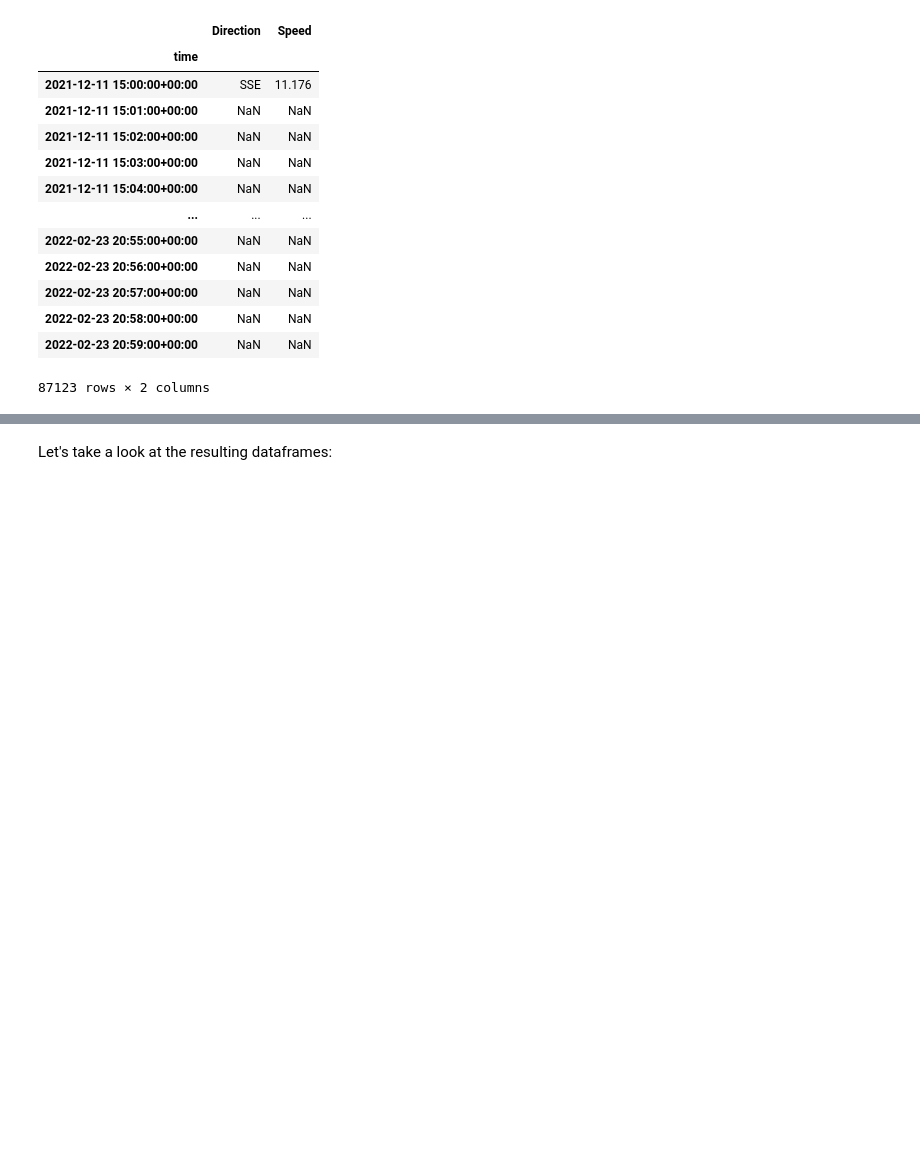
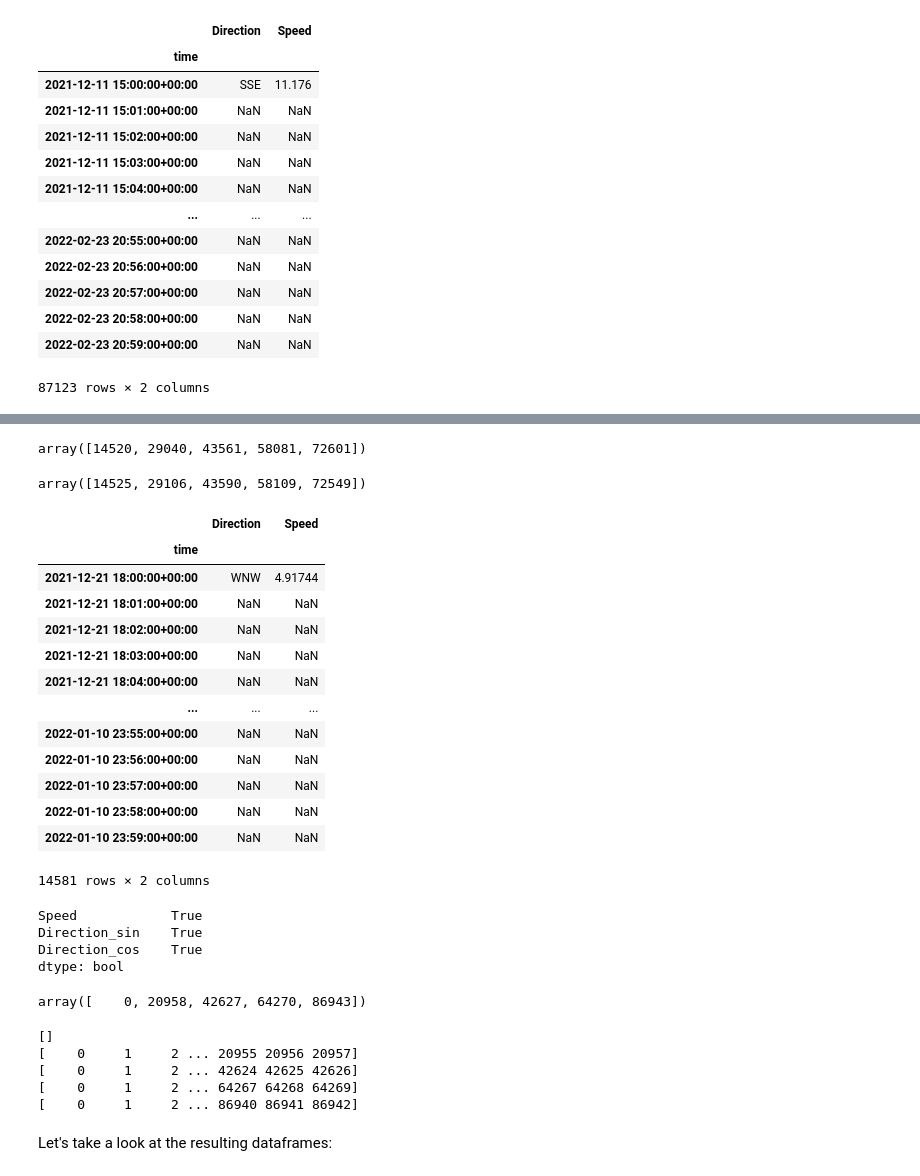
Before and after one commit to maribelpreite/orkney-wind-energy-forecasting, a Jupyter notebook: exploration.ipynb, the cells around one changed output, grey strips where cells are left out. Saved outputs shown, nothing was run; the diff lists cells and outputs as text; code cells hidden in the pictures; blank space fills up the shorter version.

```diff
--- a/exploration.ipynb
+++ b/exploration.ipynb
@@ -140,0 +131,4 @@ len(data.iloc[:base_idx])
+# %%
+valid_mask = X_train[["Direction", "Speed"]].notna().all(axis=1)
+valid_idx = np.flatnonzero(valid_mask)
+valid_idx
@@ -141,3 +153,79 @@ len(data.iloc[:base_idx])
+# %%
+n_rows = len(X_train)
+ideal_starts = np.linspace(0, n_rows - 1, 5 + 2, dtype=int)[1:-1]
+ideal_starts
+# %% [output]
+array([14520, 29040, 43561, 58081, 72601])
+# %%
+np.abs(valid_idx[:, None] - ideal_starts[None, :])
+dist = np.abs(valid_idx[:, None] - ideal_starts[None, :])
+best_pos = dist.argmin(axis=0)
+fold_starts = valid_idx[best_pos]
+fold_starts
+# %% [output]
+array([14525, 29106, 43590, 58109, 72549])
+# %%
+splits = []
+for i, start in enumerate(fold_starts):
+    train_idx = np.arange(start)
+
+    if i < len(fold_starts) - 1:
+        end = fold_starts[i + 1]
+    else:
+        end = n_rows
+
+    val_idx = np.arange(start, end)
+    splits.append((train_idx, val_idx))
+
+training_fold_1 = X_train.iloc[splits[0][0]]
+validation_fold_1 = X_train.iloc[splits[0][1]]
+# %%
+validation_fold_1
+# %% [output]
+|  | Direction | Speed |
+| time |  |  |
+| 2021-12-21 18:00:00+00:00 | WNW | 4.91744 |
+| 2021-12-21 18:01:00+00:00 | NaN | NaN |
+| 2021-12-21 18:02:00+00:00 | NaN | NaN |
+| 2021-12-21 18:03:00+00:00 | NaN | NaN |
+| 2021-12-21 18:04:00+00:00 | NaN | NaN |
+| ... | ... | ... |
+| 2022-01-10 23:55:00+00:00 | NaN | NaN |
+| 2022-01-10 23:56:00+00:00 | NaN | NaN |
+| 2022-01-10 23:57:00+00:00 | NaN | NaN |
+| 2022-01-10 23:58:00+00:00 | NaN | NaN |
+| 2022-01-10 23:59:00+00:00 | NaN | NaN |
+14581 rows × 2 columns
+# %%
+import src.custom_transformers as ct
+
+pipeline = Pipeline([
+        ("direction_encoder", ct.DirectionEncoder()),
+        ("interpolator", ct.Interpolator()),
+    ])
+
+pipeline.fit_transform(validation_fold_1).notna().all()
+# %% [output]
+Speed            True
+Direction_sin    True
+Direction_cos    True
+dtype: bool
+# %%
+candidate_positions = np.linspace(0, len(valid_idx) - 1, 5, dtype=int)
+fold_starts = valid_idx[candidate_positions]
+fold_starts
+# %% [output]
+array([    0, 20958, 42627, 64270, 86943])
+# %%
+for i, start in enumerate(fold_starts):
+    train_idx = np.arange(start)
+    print(train_idx)
+# %% [output]
+[]
+[    0     1     2 ... 20955 20956 20957]
+[    0     1     2 ... 42624 42625 42626]
+[    0     1     2 ... 64267 64268 64269]
+[    0     1     2 ... 86940 86941 86942]
 # %% [markdown]
 Let's take a look at the resulting dataframes:
 # %%
```
Also changed, not shown: parts of 4 cells of this notebook, 19 other files.
